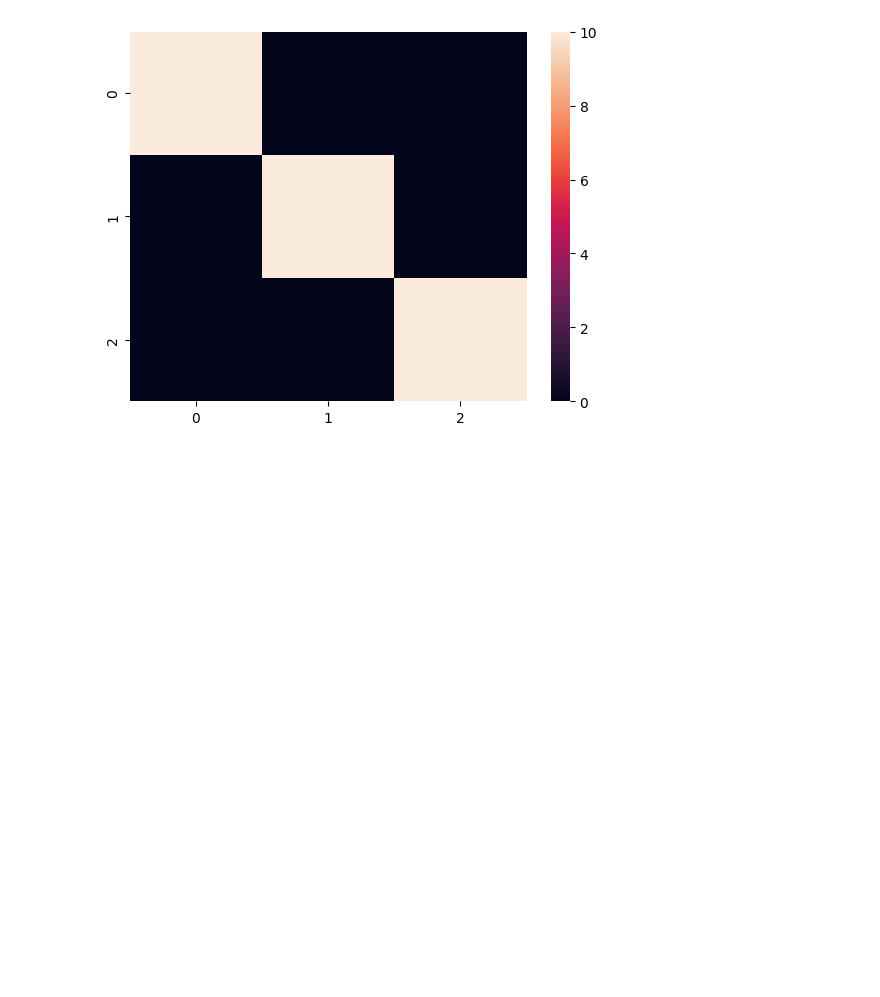
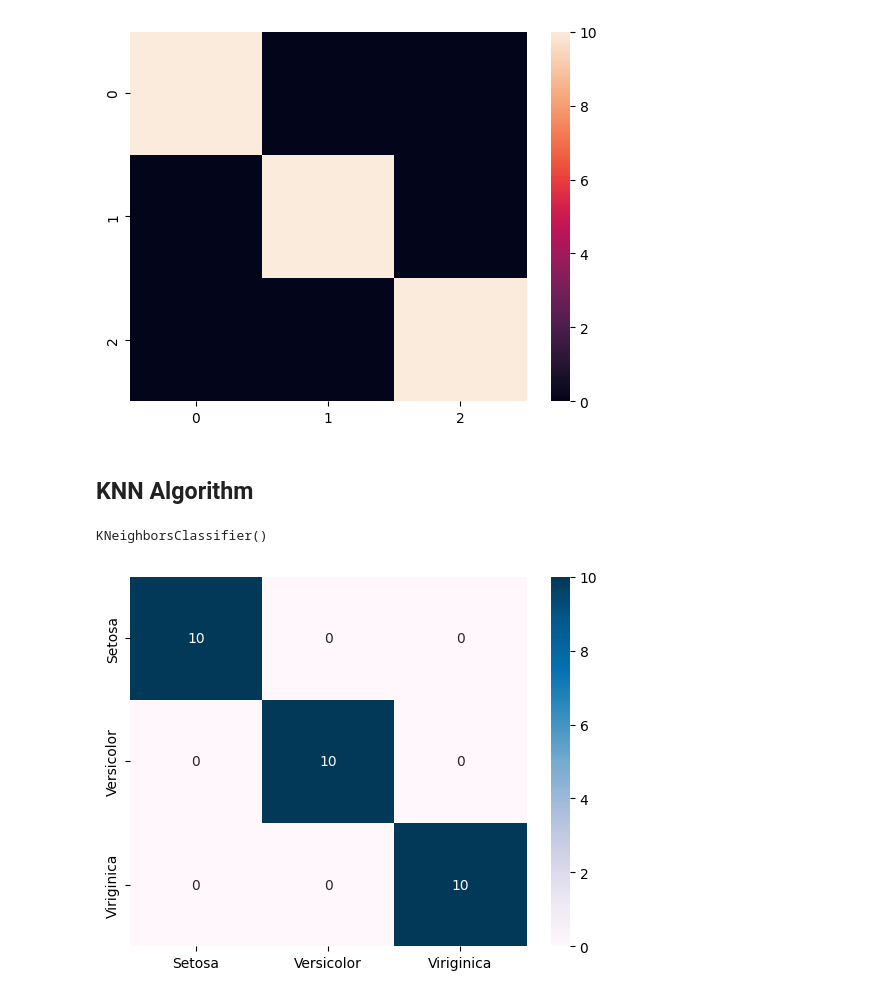
Before and after one commit to abdulhakkeempa/iris-classification, a Jupyter notebook: Iris_Classification.ipynb, the cells around one changed output. Drawn from its saved outputs; the diff is of its cells as text; code cells hidden in the pictures; blank space fills up the shorter version.

Commit message:
Feature: Training with KNN Algorithm with k=5

```diff
--- a/Iris_Classification.ipynb
+++ b/Iris_Classification.ipynb
@@ -193,3 +195,36 @@ X_train, X_test, y_train, y_test  = train_test_split(X,y, random_state=42, test_
+# %%
+from sklearn.metrics import accuracy_score, confusion_matrix, classification_report
+import seaborn as sns
+import matplotlib.pyplot as plt
+
+def plot_confusion_matrix(y_test, y_pred):
+  """
+    Reusable function to plot confusion matrix
+    Args:
+        y_test: Actual Test Data
+        y_pred: Predicted Data
+
+    Returns:
+        None
+  """
+  con_mat = confusion_matrix(y_test, y_pred)
+  con_mat = pd.DataFrame(con_mat, columns=['Setosa', 'Versicolor', 'Viriginica'],
+                                  index=['Setosa', 'Versicolor', 'Viriginica'])
+  sns.heatmap(con_mat, annot=True, fmt='d', cmap='PuBu')
+  plt.show()
+
+
+def print_classification_report(y_test, y_pred):
+  """
+    Reusable function to print the classification report
+    Args:
+        y_test: Actual Test Data
+        y_pred: Predicted Data
+
+    Returns:
+        None
+  """
+  print(classification_report(y_test,y_pred))
 # %% [markdown]
 ## Linear Regression Model
 # %%
@@ -299,3 +334,18 @@ sns.heatmap(cm)
 # %% [output]
 <Axes: >
 [figure]
+# %% [markdown]
+## KNN Algorithm
+# %%
+from sklearn.neighbors import KNeighborsClassifier
+clf = KNeighborsClassifier(n_neighbors=5)
+# %%
+clf.fit(X_train, y_train)
+# %% [output]
+KNeighborsClassifier()
+# %%
+y_pred = clf.predict(X_test)
+# %%
+plot_confusion_matrix(y_test, y_pred)
+# %% [output]
+[figure, added]
```
Also changed, not shown: parts of 3 cells of this notebook.
